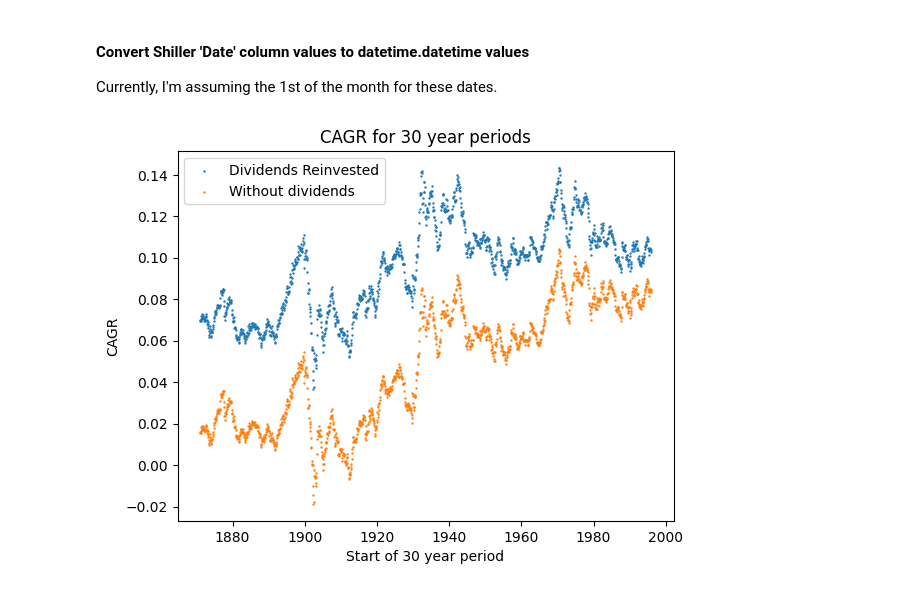
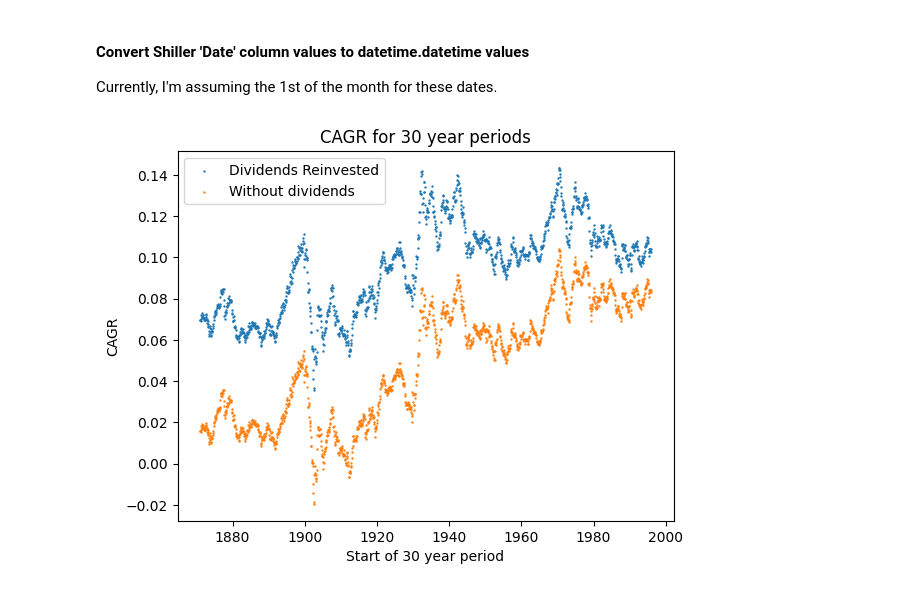
Before and after one commit to ChristianMBoyd/strategies, a Jupyter notebook: analyses/historical_sp500.ipynb, the cells around one changed output. Saved outputs shown, nothing was run; the diff lists cells and outputs as text; code cells hidden in the pictures.

Commit message:
Convert Shiller's 'Date' column to datetime.datetime (#22)

```diff
--- a/analyses/historical_sp500.ipynb
+++ b/analyses/historical_sp500.ipynb
@@ -66,3 +70,24 @@ df = df.drop(last_index)
+# %%
+def to_datetime(date: np.float64) -> dt.datetime:
+    """
+    Convert values in the 'Date' column of the Shiller data into datetime.datetime format.
+    """
+    return dt.datetime(to_year(date), to_month(date), 1)  # Assume 1st of month
+
+def to_year(date: np.float64) -> int:
+    """
+    Extract the year from 'Date' column values in the Shiller data.
+    """
+    return int(date)
+
+def to_month(date: np.float64) -> int:
+    """
+    Extract the month, [1,12], from 'Date' column values in the Shiller data.
+    """
+    month = (date - int(date)) / .0099  # Handle floating point rounding
+    return int(month)
+# %%
+df['Date'] = df['Date'].apply(to_datetime)
 # %% [markdown]
 #### Export this formatted data to a .csv
 # %%
@@ -115,12 +159,12 @@ where $t_f - t_0$ is the period between initial and final times, in _years_.  He
 $r = G^{1/(t_f - t_0)} - 1
 = \left[\frac{p_f}{p_0}\prod_i \left( 1 + D_i/12 p_i \right) \right]^{1/(t_f-t_0)} - 1$
 # %%
-def cagr(initial: float, final: float, dividends: bool=True) -> float:
+def cagr(initial: dt.datetime, final: dt.datetime, dividends: bool=True) -> float:
     """
     Calculates the Compound Annual Growth Rate (CAGR) between the final and initial periods,
     inclusive, where dividends are reinvested by default.
-    - initial: The (year).(month / 100) of the period to start the CAGR analysis
-    - final: The (year).(month / 100) of the period to end the CAGR analysis.
+    - initial: The datetime.datetime of the period to start the CAGR analysis
+    - final: The datetime.datetime of the period to end the CAGR analysis.
     - dividends: [default True] A boolean flag to determine whether to consider reinvested divdidends in the growth over the period.
 
     Example: cagr(2014.01, 2024.03) calculates the CAGR between January 2014 and  March 2024, with dividends reinvested.
@@ -142,7 +186,7 @@ def df_cagr(rows: pd.DataFrame, dividends: bool) -> float:
 
     initial = initial_row["S&P"]
     final = dividend_factor * final_row["S&P"]
-    period = final_row["Date"] - initial_row["Date"]
+    period = (final_row["Date"] - initial_row["Date"]).days / 365.25  # CAUTION: wrong around 1900
 
     # Yearly compounding, ignoring issues with fractional year contributions
     return math.pow(final / initial, 1 / period) - 1
@@ -230,15 +254,17 @@ def to_month(date: np.float64) -> int:
 # %%
-historical_dates = df[df['Date'] < 1996]['Date']
-historical_cagr = historical_dates.apply(lambda row: cagr(row, row + 30))
-historical_cagr_no_dividends = historical_dates.apply(lambda row: cagr(row, row + 30, dividends=False))
+period = dt.timedelta(days = 365.25 * 30)  # Poor man's leap years
+start = df['Date'].iloc[-1] - period
+
+historical_dates = df[df['Date'] < start]['Date']
+historical_cagr = historical_dates.apply(lambda row: cagr(row, row + period))
+historical_cagr_no_dividends = historical_dates.apply(lambda row: cagr(row, row + period, dividends=False))
 # %%
-historical_datetimes = historical_dates.apply(lambda row: to_datetime(row))
-pyplot.scatter(x=historical_datetimes.to_list(), y=historical_cagr.to_list(), s=0.5, label='Dividends Reinvested')
-pyplot.scatter(x=historical_datetimes.to_list(), y=historical_cagr_no_dividends.to_list(), s=0.5, label='Without dividends')
+pyplot.scatter(x=historical_dates.to_list(), y=historical_cagr.to_list(), s=0.5, label='Dividends Reinvested')
+pyplot.scatter(x=historical_dates.to_list(), y=historical_cagr_no_dividends.to_list(), s=0.5, label='Without dividends')
 pyplot.legend()
 pyplot.xlabel('Start of 30 year period')
 pyplot.ylabel('CAGR')
 pyplot.title('CAGR for 30 year periods')
 pyplot.show()
 # %% [output]
-[figure, old version]
+[figure, new version]
```
Also changed, not shown: parts of 7 cells of this notebook, 2 other files.
